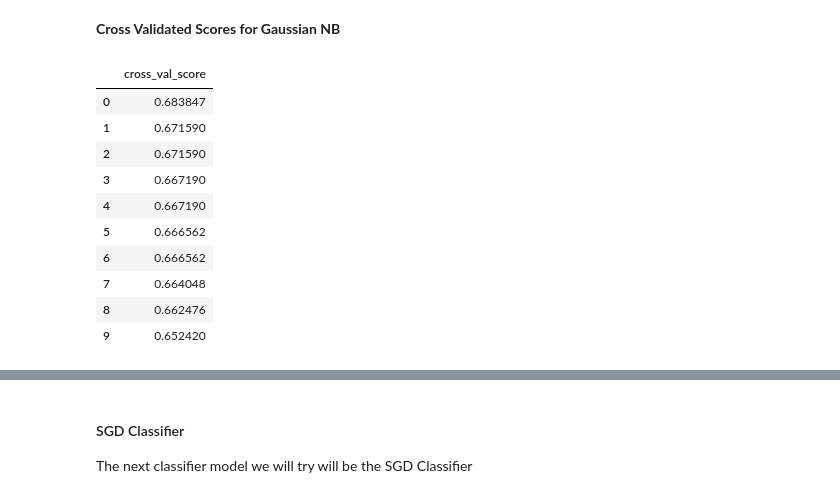
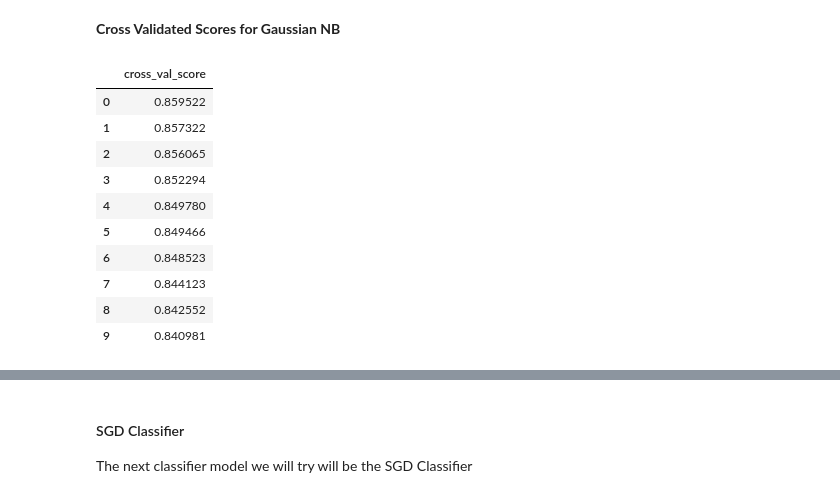
Before and after one commit to freyjagarner/D214, a Jupyter notebook: Untitled.ipynb, the cells around one changed output, grey strips where cells are left out. Cells and saved outputs as stored; diff of their text form; code cells hidden in the pictures.

```diff
--- a/Untitled.ipynb
+++ b/Untitled.ipynb
@@ -1365,18 +1394,8 @@ transformer = ColumnTransformer(
     remainder='passthrough'
 )
 # %%
-#X_train_best = X_train[best_feats]
-#X_test_best = X_test[best_feats]
+X_train_best = X_train[best_feats]
+X_test_best = X_test[best_feats]
 
-X_trainf = pd.get_dummies(X_train)
-X_testf = pd.get_dummies(X_test)
+X_train = pd.get_dummies(X_train_best)
+X_test = pd.get_dummies(X_test_best)
-# %%
-# function to make dataframe of cross validations
-def get_cross_val(clf, X, y):
-    # fit data/classifier to 10 cross validations
-    cross_val = cross_val_score(clf, X, y, cv=10)
-    # sort scores in descending order
-    sorted_cross_vals = sorted([i for i in cross_val], reverse=True)
-    # make df and name column to match contents
-    cv_df = dataframe(sorted_cross_vals).rename(columns={0:'cross_val_score'})
-    return cv_df
@@ -1401,7 +1401,0 @@ get_cross_val(gnb_clf, X_trainf, y_train)
-# %%
-from sklearn.linear_model import LinearRegression
-
-clf = LinearRegression(fit_intercept=True)
-clf.fit(X_trainf, y_train)
-y_pred = clf.predict(X_testf)
-round(clf.score(X_testf, y_test), 3)
@@ -1412,24 +1404,27 @@ round(clf.score(X_testf, y_test), 3)
 # %% [markdown]
 Our first model will be Naive Bayes which is good for our data because it handles categorical inputs well for classifications. A problem with this model though is that it assumes all features are independent, which we know to be untrue in our data set.
 # %%
+from sklearn.naive_bayes import GaussianNB
+from sklearn.pipeline import make_pipeline
+
 # make naive bayes classifier scaled fitted to training data
-gnb_clf = make_pipeline(transformer, GaussianNB()).fit(X_trainf, y_train)
+gnb_clf = make_pipeline(transformer, GaussianNB()).fit(X_train, y_train)
 # %% [markdown]
 **Cross Validated Scores for Gaussian NB**
 # %%
 # get scores for 10 cross validations
-get_cross_val(gnb_clf, X_trainf, y_train)
+get_cross_val(gnb_clf, X_train, y_train)
 # %% [output]
 |  | cross_val_score |
-| 0 | 0.683847 |
-| 1 | 0.671590 |
-| 2 | 0.671590 |
-| 3 | 0.667190 |
-| 4 | 0.667190 |
-| 5 | 0.666562 |
-| 6 | 0.666562 |
-| 7 | 0.664048 |
-| 8 | 0.662476 |
-| 9 | 0.652420 |
+| 0 | 0.859522 |
+| 1 | 0.857322 |
+| 2 | 0.856065 |
+| 3 | 0.852294 |
+| 4 | 0.849780 |
+| 5 | 0.849466 |
+| 6 | 0.848523 |
+| 7 | 0.844123 |
+| 8 | 0.842552 |
+| 9 | 0.840981 |
 # %%
 # store mean of all cross valiations
```
Also changed, not shown: parts of 113 cells of this notebook.
